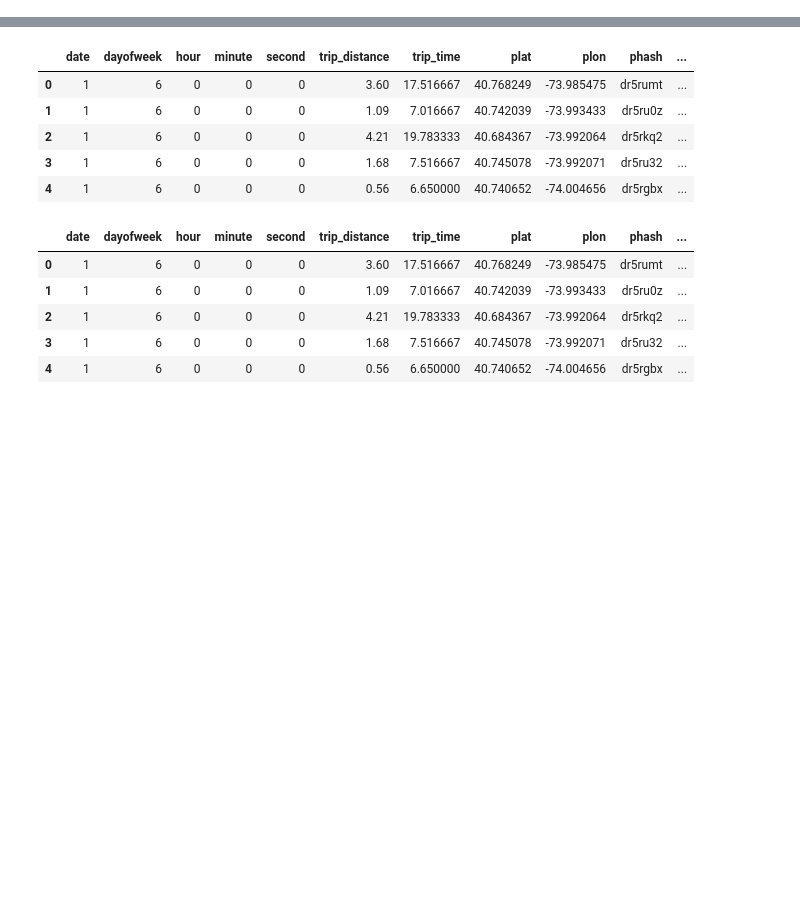
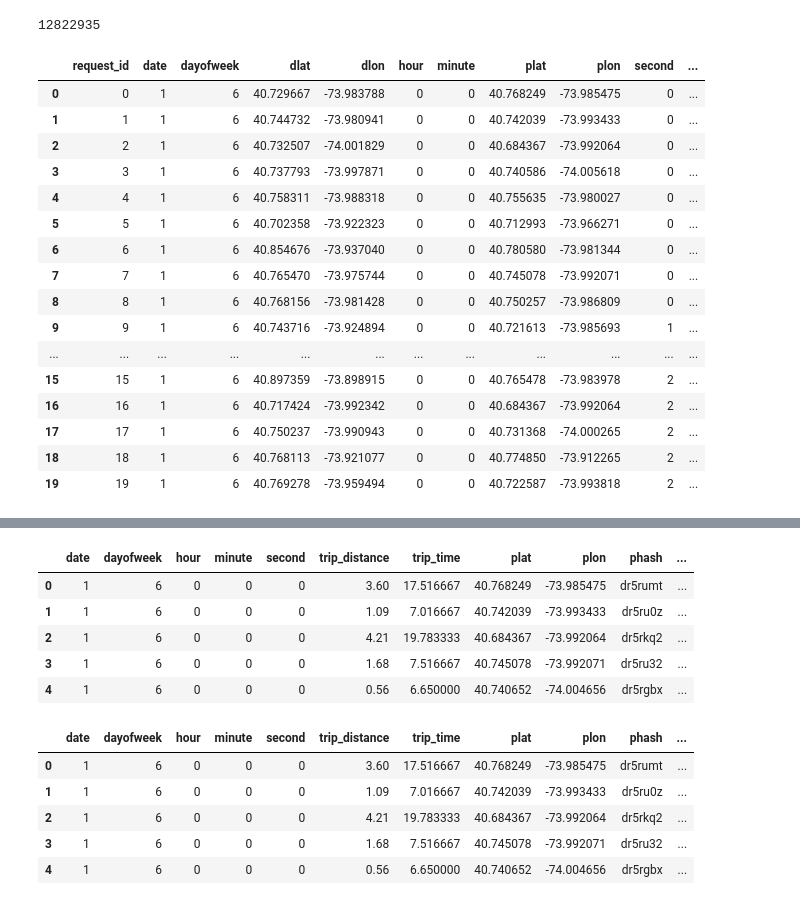
Before and after one commit to hitsuji5/FleetAI, a Jupyter notebook: analytics/tripdata_preparation.ipynb, the cells around one changed output, grey strips where cells are left out. Cells and saved outputs as stored; diff of their text form; code cells hidden in the pictures; blank space fills up the shorter version.

```diff
--- a/analytics/tripdata_preparation.ipynb
+++ b/analytics/tripdata_preparation.ipynb
@@ -0,0 +43,25 @@
+# %%
+df = pd.read_csv('analytics/data/taxi_trips/mmdata_2016-05.csv')
+len(df)
+# %% [output]
+12822935
+# %%
+df.head(20)
+# %% [output]
+|  | request_id | date | dayofweek | dlat | dlon | hour | minute | plat | plon | second | ... |
+| 0 | 0 | 1 | 6 | 40.729667 | -73.983788 | 0 | 0 | 40.768249 | -73.985475 | 0 | ... |
+| 1 | 1 | 1 | 6 | 40.744732 | -73.980941 | 0 | 0 | 40.742039 | -73.993433 | 0 | ... |
+| 2 | 2 | 1 | 6 | 40.732507 | -74.001829 | 0 | 0 | 40.684367 | -73.992064 | 0 | ... |
+| 3 | 3 | 1 | 6 | 40.737793 | -73.997871 | 0 | 0 | 40.740586 | -74.005618 | 0 | ... |
+| 4 | 4 | 1 | 6 | 40.758311 | -73.988318 | 0 | 0 | 40.755635 | -73.980027 | 0 | ... |
+| 5 | 5 | 1 | 6 | 40.702358 | -73.922323 | 0 | 0 | 40.712993 | -73.966271 | 0 | ... |
+| 6 | 6 | 1 | 6 | 40.854676 | -73.937040 | 0 | 0 | 40.780580 | -73.981344 | 0 | ... |
+| 7 | 7 | 1 | 6 | 40.765470 | -73.975744 | 0 | 0 | 40.745078 | -73.992071 | 0 | ... |
+| 8 | 8 | 1 | 6 | 40.768156 | -73.981428 | 0 | 0 | 40.750257 | -73.986809 | 0 | ... |
+| 9 | 9 | 1 | 6 | 40.743716 | -73.924894 | 0 | 0 | 40.721613 | -73.985693 | 1 | ... |
+| ... | ... | ... | ... | ... | ... | ... | ... | ... | ... | ... | ... |
+| 15 | 15 | 1 | 6 | 40.897359 | -73.898915 | 0 | 0 | 40.765478 | -73.983978 | 2 | ... |
+| 16 | 16 | 1 | 6 | 40.717424 | -73.992342 | 0 | 0 | 40.684367 | -73.992064 | 2 | ... |
+| 17 | 17 | 1 | 6 | 40.750237 | -73.990943 | 0 | 0 | 40.731368 | -74.000265 | 2 | ... |
+| 18 | 18 | 1 | 6 | 40.768113 | -73.921077 | 0 | 0 | 40.774850 | -73.912265 | 2 | ... |
+| 19 | 19 | 1 | 6 | 40.769278 | -73.959494 | 0 | 0 | 40.722587 | -73.993818 | 2 | ... |
```
Also changed, not shown: parts of 9 cells of this notebook, 1 other file.
